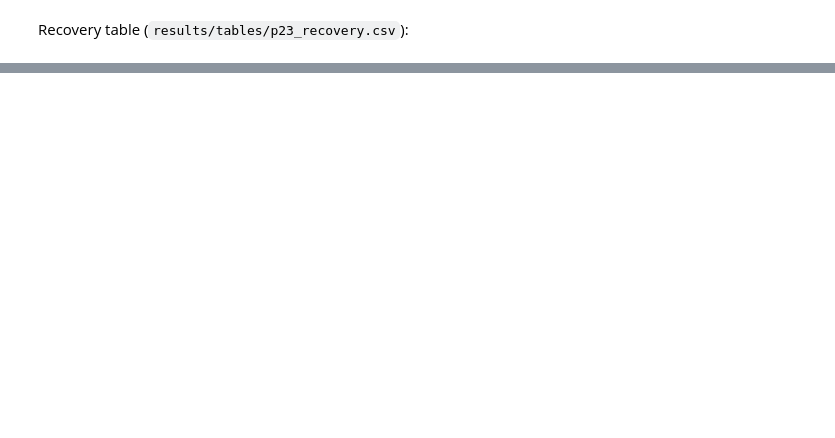
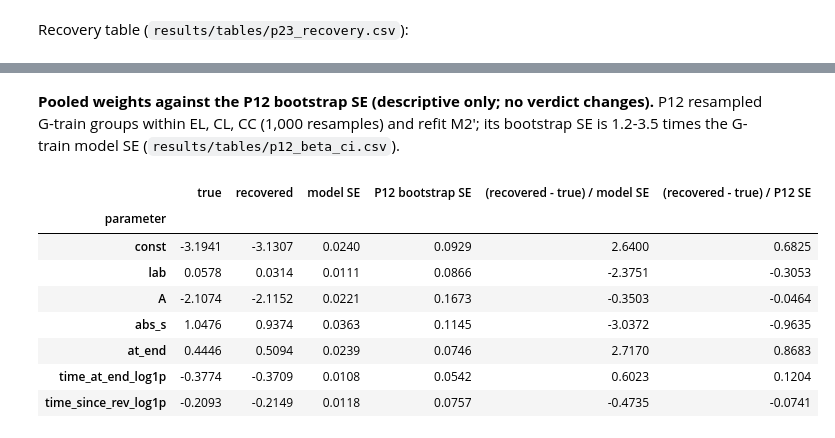
Before and after one commit to Aalokeparno/slider_game, a Jupyter notebook: notebooks/path1/p23_recovery.ipynb, the cells around one changed output, grey strips where cells are left out. Cells and saved outputs as stored; diff of their text form; code cells hidden in the pictures; blank space fills up the shorter version.

```diff
--- a/notebooks/path1/p23_recovery.ipynb
+++ b/notebooks/path1/p23_recovery.ipynb
@@ -256,0 +345,19 @@ pd.Series(timing, name="seconds").round(1).to_frame()
+# %% [markdown]
+**Pooled weights against the P12 bootstrap SE (descriptive only; no verdict changes).** P12 resampled G-train groups within EL, CL, CC (1,000 resamples) and refit M2'; its bootstrap SE is 1.2-3.5 times the G-train model SE (`results/tables/p12_beta_ci.csv`).
+# %%
+p12 = pd.read_csv(config.P12_BETA_CI).set_index("quantity")
+d = rec[rec["fit"] == "pooled"].set_index("parameter")[["true", "recovered", "SE"]].rename(columns={"SE": "model SE"})
+d["P12 bootstrap SE"] = p12.loc[d.index, "boot_se"]
+d["(recovered - true) / model SE"] = (d["recovered"] - d["true"]) / d["model SE"]
+d["(recovered - true) / P12 SE"] = (d["recovered"] - d["true"]) / d["P12 bootstrap SE"]
+d.round(4)
+# %% [output]
+|  | true | recovered | model SE | P12 bootstrap SE | (recovered - true) / model SE | (recovered - true) / P12 SE |
+| parameter |  |  |  |  |  |  |
+| const | -3.1941 | -3.1307 | 0.0240 | 0.0929 | 2.6400 | 0.6825 |
+| lab | 0.0578 | 0.0314 | 0.0111 | 0.0866 | -2.3751 | -0.3053 |
+| A | -2.1074 | -2.1152 | 0.0221 | 0.1673 | -0.3503 | -0.0464 |
+| abs_s | 1.0476 | 0.9374 | 0.0363 | 0.1145 | -3.0372 | -0.9635 |
+| at_end | 0.4446 | 0.5094 | 0.0239 | 0.0746 | 2.7170 | 0.8683 |
+| time_at_end_log1p | -0.3774 | -0.3709 | 0.0108 | 0.0542 | 0.6023 | 0.1204 |
+| time_since_rev_log1p | -0.2093 | -0.2149 | 0.0118 | 0.0757 | -0.4735 | -0.0741 |
```
Also changed, not shown: parts of 19 cells of this notebook, 13 other files.
